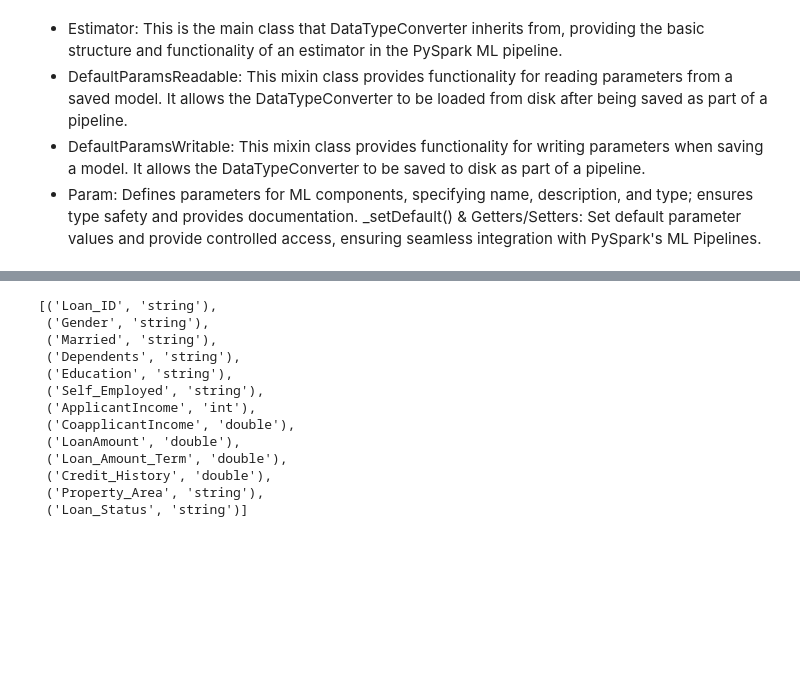
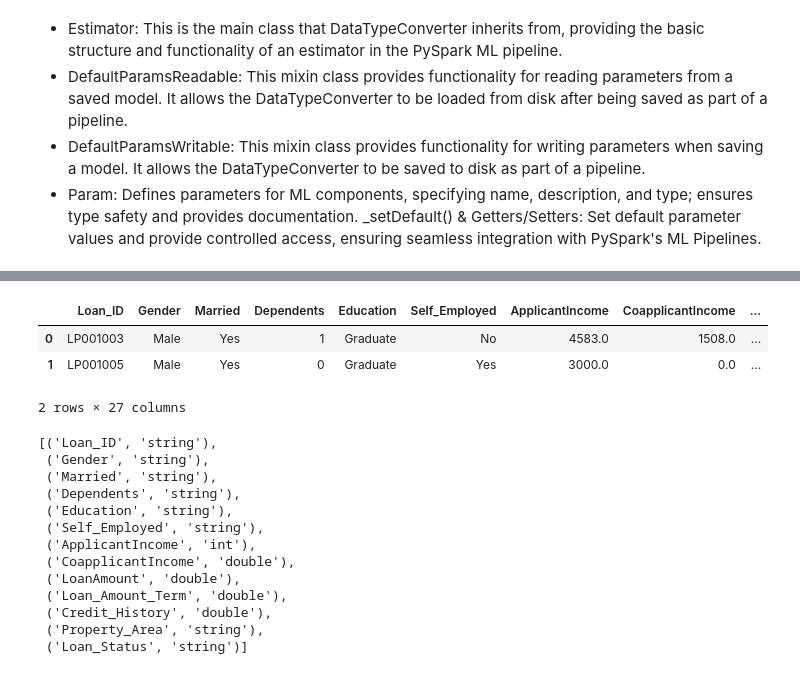
Before and after one commit to ryputtam/misc_learn_lab, a Jupyter notebook: 02_LR_spakMLlib/classification-using-spark-MLlib.ipynb, the cells around one changed output, grey strips where cells are left out. Saved outputs shown, nothing was run; the diff lists cells and outputs as text; code cells hidden in the pictures; blank space fills up the shorter version.

```diff
--- a/02_LR_spakMLlib/classification-using-spark-MLlib.ipynb
+++ b/02_LR_spakMLlib/classification-using-spark-MLlib.ipynb
@@ -453,4 +480,9 @@ custom_imputer = CustomImputer(inputCols=['ApplicantIncome','CoapplicantIncome',
                                         'LoanAmount','Loan_Amount_Term',
                                         'Gender', 'Married','Dependents','Education',
                                           'Self_Employed','Credit_History',
-                                            'Property_Area','Loan_Status' ])
+                                            'Property_Area' ])
+# %%
+string_indexer = StringIndexer(inputCols=cat_cols, outputCols=[f"{col}_indexed" for col in cat_cols])
+# %%
+one_hot_encoder = OneHotEncoder(inputCols=[f"{col}_indexed" for col in cat_cols],
+                       outputCols=[f"{col}_encoded" for col in cat_cols])
@@ -457,4 +491,4 @@ custom_imputer = CustomImputer(inputCols=['ApplicantIncome','CoapplicantIncome',
 # %%
-pipeline=Pipeline(stages=[data_type_converter,custom_imputer])
+pipeline=Pipeline(stages=[data_type_converter,custom_imputer,string_indexer,one_hot_encoder])
 # %%
 preprocessed_pipeline=pipeline.fit(df)
@@ -464,2 +503,5 @@ preprocessed_pipeline=pipeline.fit(df)
 # %%
 preprocessed_df=preprocessed_pipeline.transform(df)
+# %%
+preprocessed_df.toPandas().head(2)
+# %% [output]
@@ -466,3 +509,7 @@ preprocessed_df=preprocessed_pipeline.transform(df)
+|  | Loan_ID | Gender | Married | Dependents | Education | Self_Employed | ApplicantIncome | CoapplicantIncome | ... |
+| 0 | LP001003 | Male | Yes | 1 | Graduate | No | 4583.0 | 1508.0 | ... |
+| 1 | LP001005 | Male | Yes | 0 | Graduate | Yes | 3000.0 | 0.0 | ... |
+2 rows × 27 columns
 # %%
 df.dtypes
 # %% [output]
```
Also changed, not shown: parts of 14 cells of this notebook.
